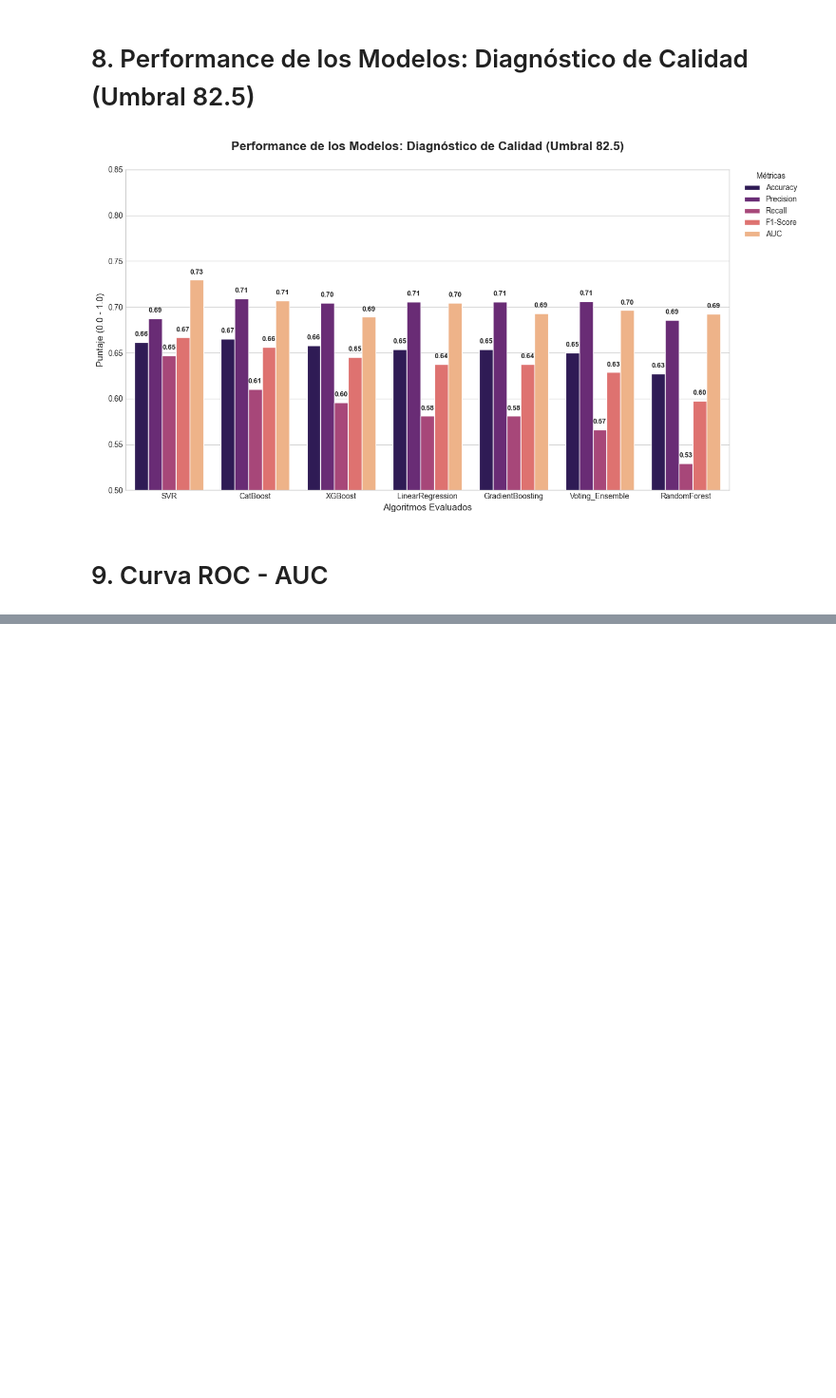
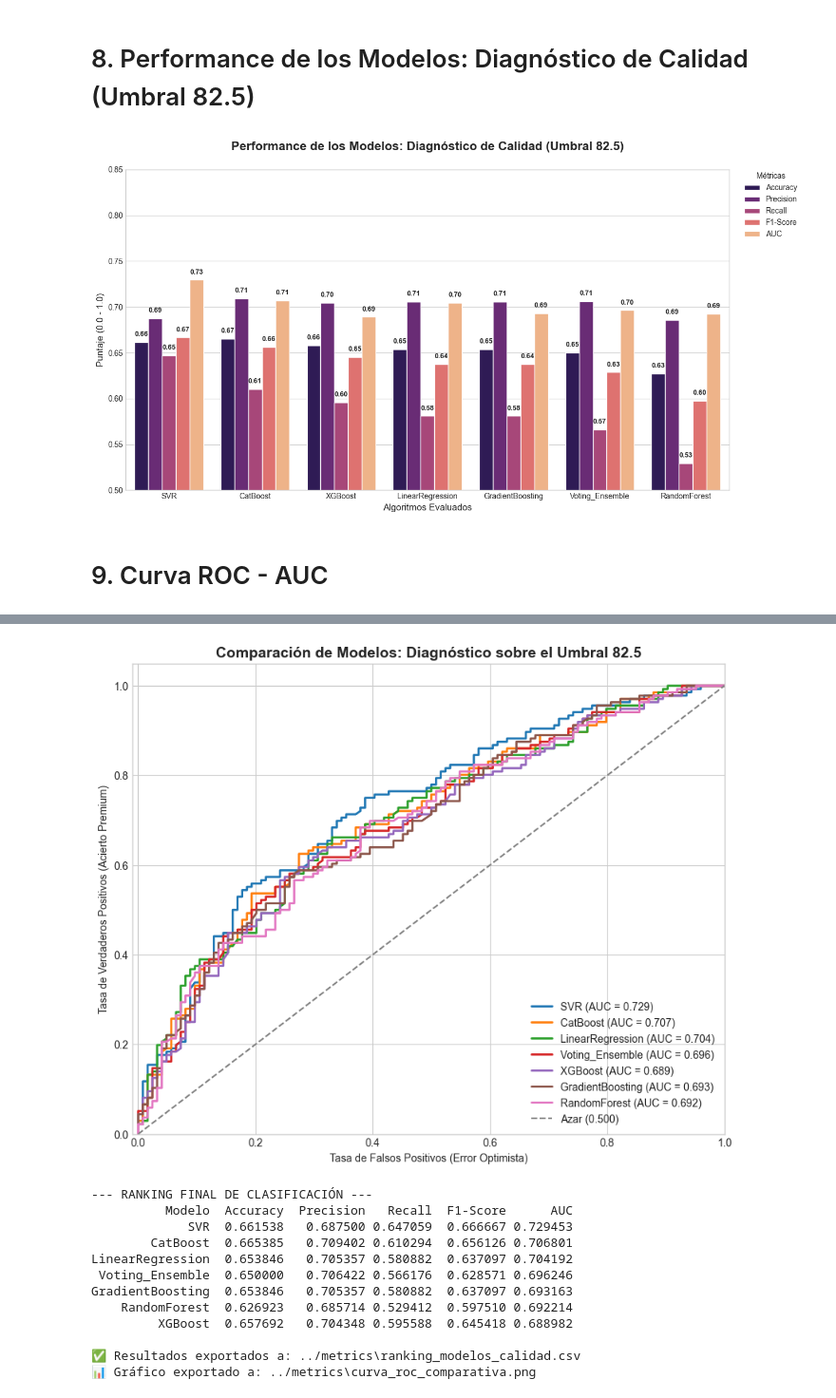
Before and after one commit to DataScienceHenryBootCampPF/DataScienceHenryBootCampPF, a Jupyter notebook: notebooks/02_model_analysis.ipynb, the cells around one changed output, grey strips where cells are left out. Shown at 95% size. Saved outputs shown, nothing was run; the diff lists cells and outputs as text; code cells hidden in the pictures; blank space fills up the shorter version.

```diff
--- a/notebooks/02_model_analysis.ipynb
+++ b/notebooks/02_model_analysis.ipynb
@@ -329,0 +274,70 @@ GradientBoosting  0.653846   0.705357 0.580882  0.637097 0.693163
+# %%
+umbral = 82.5
+MODELS_DIR = '../models/prediction'
+METRICS_DIR = '../metrics'
+modelos_a_evaluar = ['SVR', 'CatBoost', 'LinearRegression', 'Voting_Ensemble', 'XGBoost', 'GradientBoosting', 'RandomForest']
+
+if not os.path.exists(METRICS_DIR):
+    os.makedirs(METRICS_DIR)
+    print(f"📁 Carpeta creada: {METRICS_DIR}")
+
+y_test_bin = (y_test >= umbral).astype(int)
+resultados_lista = []
+
+plt.figure(figsize=(10, 8))
+plt.style.use('seaborn-v0_8-whitegrid')
+
+for name in modelos_a_evaluar:
+    path = os.path.join(MODELS_DIR, f'coffee_model_{name}.pkl')
+
+    if os.path.exists(path):
+        model = joblib.load(path)
+        y_score = model.predict(X_test)
+        y_pred_bin = (y_score >= umbral).astype(int)
+
+        # Cálculo de Curva ROC y AUC
+        fpr, tpr, _ = roc_curve(y_test_bin, y_score)
+        roc_auc = auc(fpr, tpr)
+
+        resultados_lista.append({
+            'Modelo': name,
+            'Accuracy': accuracy_score(y_test_bin, y_pred_bin),
+            'Precision': precision_score(y_test_bin, y_pred_bin),
+            'Recall': recall_score(y_test_bin, y_pred_bin),
+            'F1-Score': f1_score(y_test_bin, y_pred_bin),
+            'AUC': roc_auc
+        })
+
+        plt.plot(fpr, tpr, lw=2, label=f'{name} (AUC = {roc_auc:.3f})')
+
+plt.plot([0, 1], [0, 1], color='gray', linestyle='--', label='Azar (0.500)')
+plt.xlim([-0.01, 1.0]); plt.ylim([0.0, 1.05])
+plt.xlabel('Tasa de Falsos Positivos (Error Optimista)')
+plt.ylabel('Tasa de Verdaderos Positivos (Acierto Premium)')
+plt.title(f'Comparación de Modelos: Diagnóstico sobre el Umbral {umbral}', fontsize=14, fontweight='bold')
+plt.legend(loc="lower right", fontsize=10)
+
+path_grafico = os.path.join(METRICS_DIR, 'curva_roc_comparativa.png')
+plt.savefig(path_grafico, dpi=300, bbox_inches='tight')
+plt.show()
+
+df_res = pd.DataFrame(resultados_lista).sort_values(by='AUC', ascending=False)
+
+path_csv = os.path.join(METRICS_DIR, 'ranking_modelos_calidad.csv')
+df_res.to_csv(path_csv, index=False)
+
+print(df_res.to_string(index=False))
+# %% [output]
+[figure, added]
+--- RANKING FINAL DE CLASIFICACIÓN ---
+          Modelo  Accuracy  Precision   Recall  F1-Score      AUC
+             SVR  0.661538   0.687500 0.647059  0.666667 0.729453
+        CatBoost  0.665385   0.709402 0.610294  0.656126 0.706801
+LinearRegression  0.653846   0.705357 0.580882  0.637097 0.704192
+ Voting_Ensemble  0.650000   0.706422 0.566176  0.628571 0.696246
+GradientBoosting  0.653846   0.705357 0.580882  0.637097 0.693163
+    RandomForest  0.626923   0.685714 0.529412  0.597510 0.692214
+         XGBoost  0.657692   0.704348 0.595588  0.645418 0.688982
+
+✅ Resultados exportados a: ../metrics\ranking_modelos_calidad.csv
+📊 Gráfico exportado a: ../metrics\curva_roc_comparativa.png
```
Also changed, not shown: parts of 3 cells of this notebook, 2 other files.
